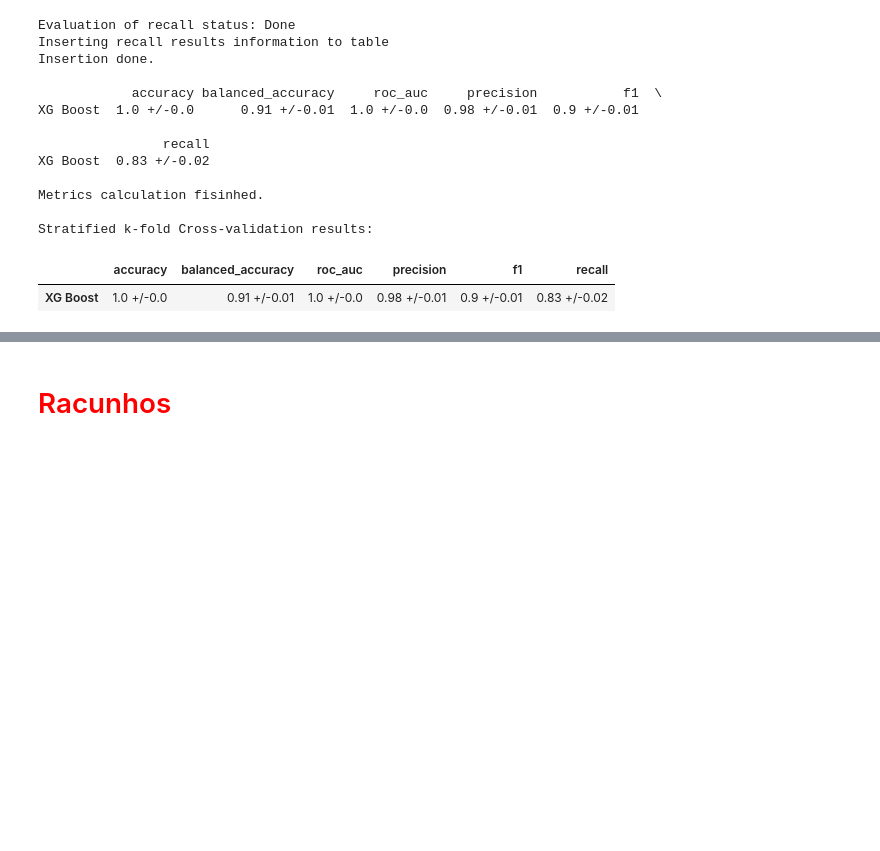
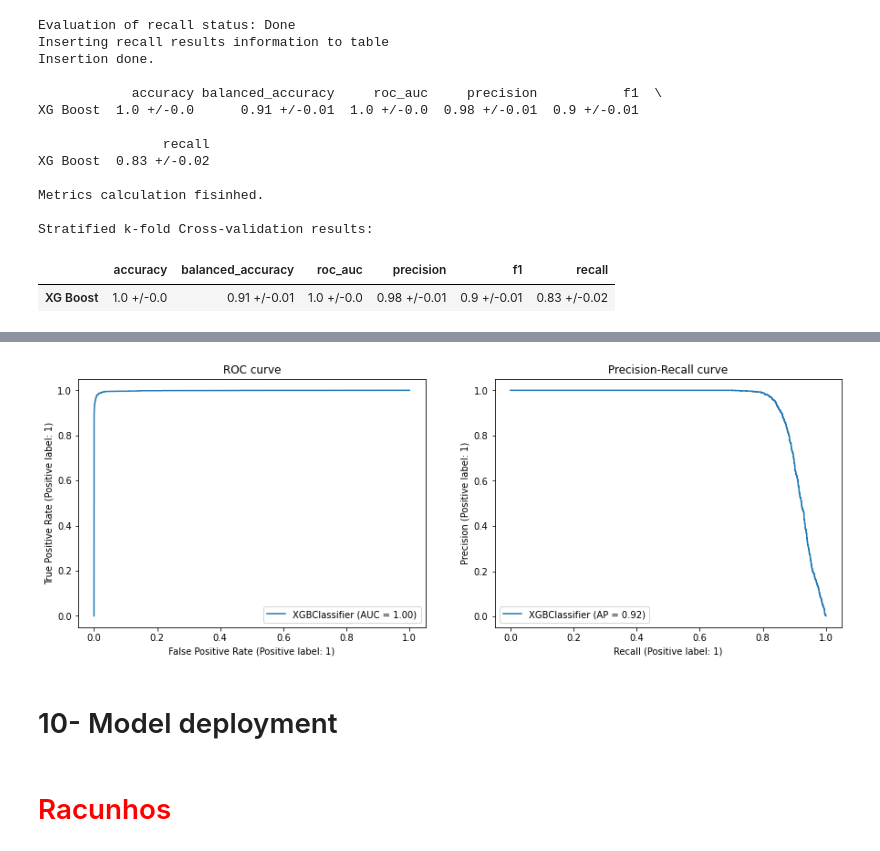
Before and after one commit to GustavoHBDuarte/fraud-detection, a Jupyter notebook: notebook_main.ipynb, the cells around one changed output, grey strips where cells are left out. Saved outputs shown, nothing was run; the diff lists cells and outputs as text; code cells hidden in the pictures; blank space fills up the shorter version.

```diff
--- a/notebook_main.ipynb
+++ b/notebook_main.ipynb
@@ -2219,3 +2681,30 @@ metrics.plot_confusion_matrix(log_reg, X_test_boruta, y_test);
+# %%
+plt.figure(figsize=(15,5))
+
+
+# ROC curve
+
+ax3 = plt.subplot(1,2,1)
+
+ax3.set_title('ROC curve')
+
+metrics.plot_roc_curve(model, X_test_boruta, y_test, ax=ax3);
+
+
+
+
+
+# Precision-Recall curve
+
+ax4 = plt.subplot(1,2,2)
+
+ax4.set_title('Precision-Recall curve')
+
+metrics.plot_precision_recall_curve(model, X_test_boruta, y_test, ax=ax4);
+# %% [output]
+[figure, added]
+# %% [markdown]
+#  10- Model deployment
 # %% [markdown]
 # <font face="Arial" color="red">Racunhos</font>
 # %%
```
Also changed, not shown: parts of 38 cells of this notebook.
